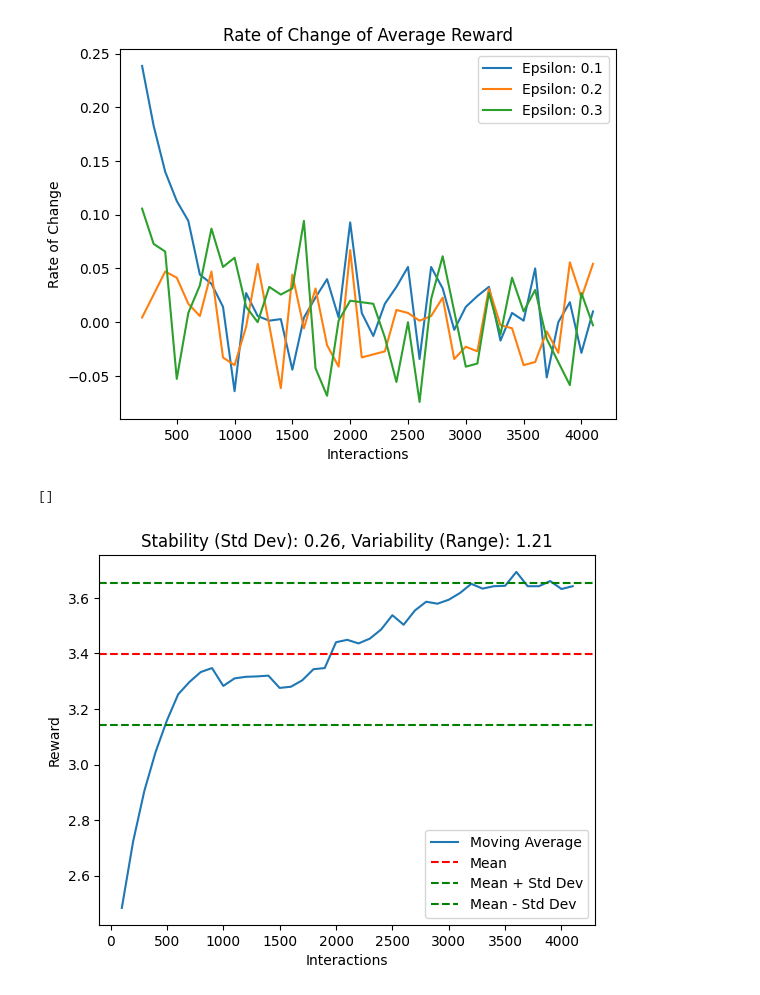
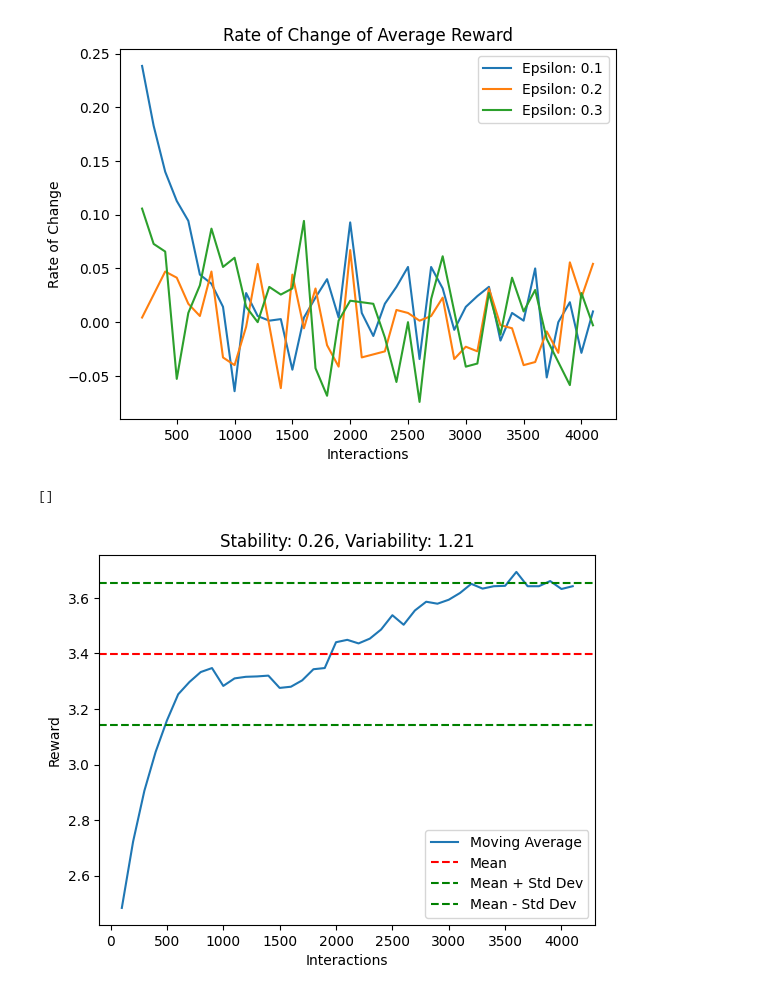
Before and after one commit to sjoerdvink99/vigor, a Jupyter notebook: notebooks/4.0-analysis.ipynb, the cells around one changed output. Cells and saved outputs as stored; diff of their text form; code cells hidden in the pictures.

Commit message:
added figure

```diff
--- a/notebooks/4.0-analysis.ipynb
+++ b/notebooks/4.0-analysis.ipynb
@@ -103,17 +103,17 @@ plt.plot()
 # %%
 moving_avg = results['result_0.1_0.1.json']['moving_avg']
 stability = results['result_0.1_0.1.json']['stability']
 variability = results['result_0.1_0.1.json']['variability']
 
 plt.plot(sample_intervals[:len(results['result_0.1_0.1.json']['moving_avg'])], moving_avg, label='Moving Average')
 plt.axhline(y=np.mean(moving_avg), color='r', linestyle='--', label='Mean')
 plt.axhline(y=np.mean(moving_avg) + stability, color='g', linestyle='--', label='Mean + Std Dev')
 plt.axhline(y=np.mean(moving_avg) - stability, color='g', linestyle='--', label='Mean - Std Dev')
 plt.xlabel('Interactions')
 plt.ylabel('Reward')
-plt.title(f'Stability (Std Dev): {stability:.2f}, Variability (Range): {variability:.2f}')
+plt.title(f'Stability: {stability:.2f}, Variability: {variability:.2f}')
 plt.legend()
 plt.plot()
 # %% [output]
 []
-[figure, old version]
+[figure, new version]
```
Also changed, not shown: 5 other files.
